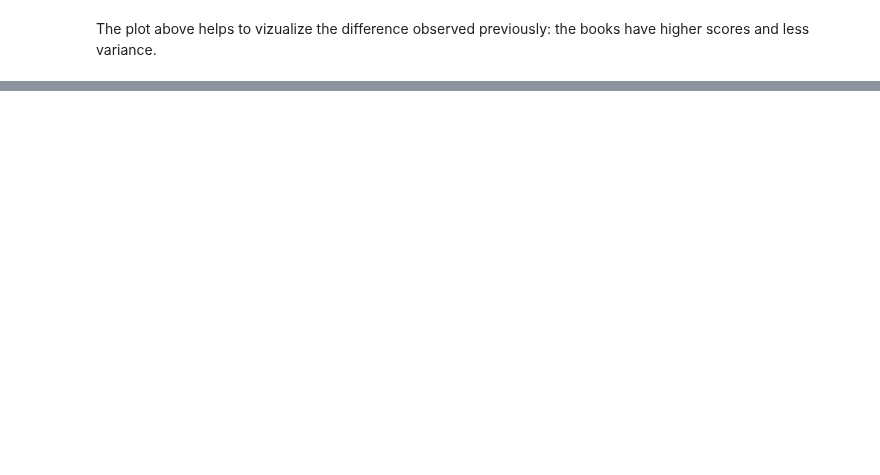
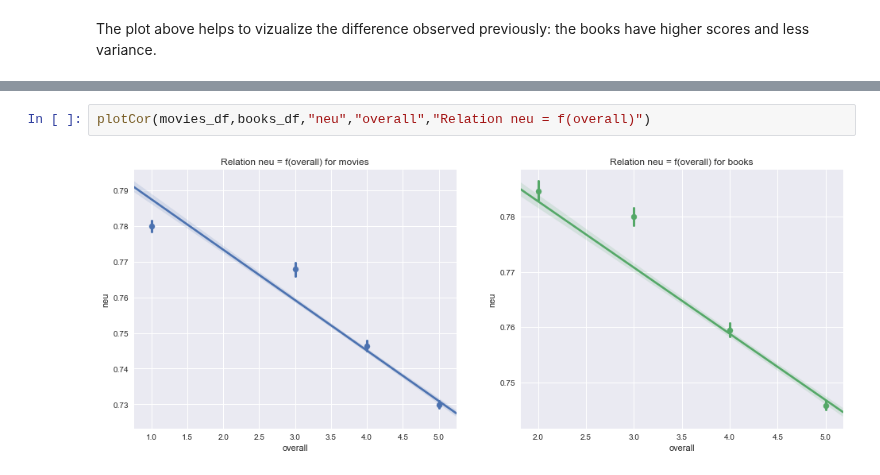
Before and after one commit to ImLemni/ada-epfl, a Jupyter notebook: project/Milestone2.ipynb, the cells around one changed output, grey strips where cells are left out. Drawn from its saved outputs; the diff is of its cells as text; blank space fills up the shorter version.

```diff
--- a/project/Milestone2.ipynb
+++ b/project/Milestone2.ipynb
@@ -796,0 +843,4 @@ When we look at the ratio of franchises are better rated than the book, it turns
+# %%
+plotCor(movies_df,books_df,"neu","overall","Relation neu = f(overall)")
+# %% [output]
+[figure, added]
```
Also changed, not shown: parts of 31 cells of this notebook, 1 other file.
